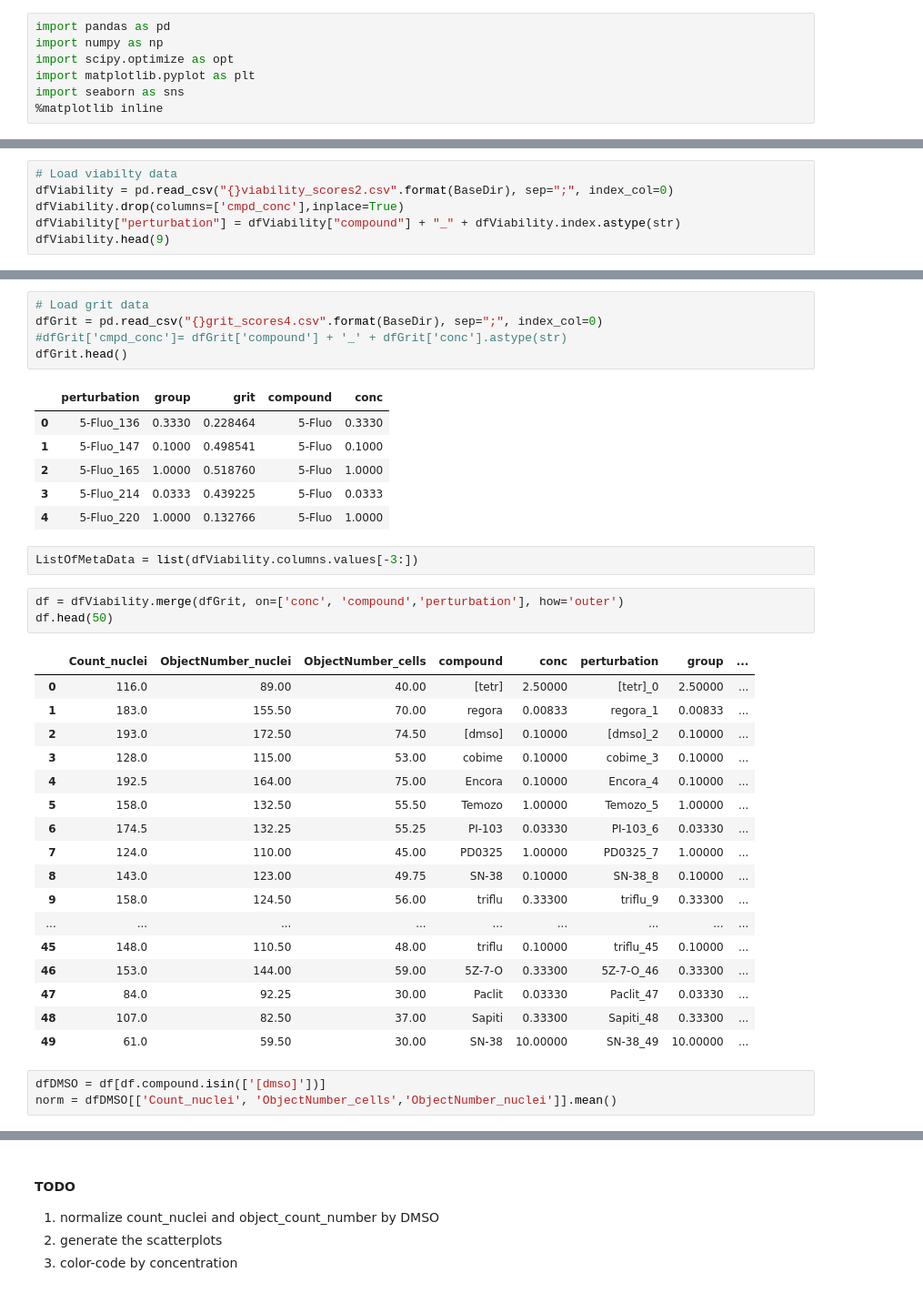
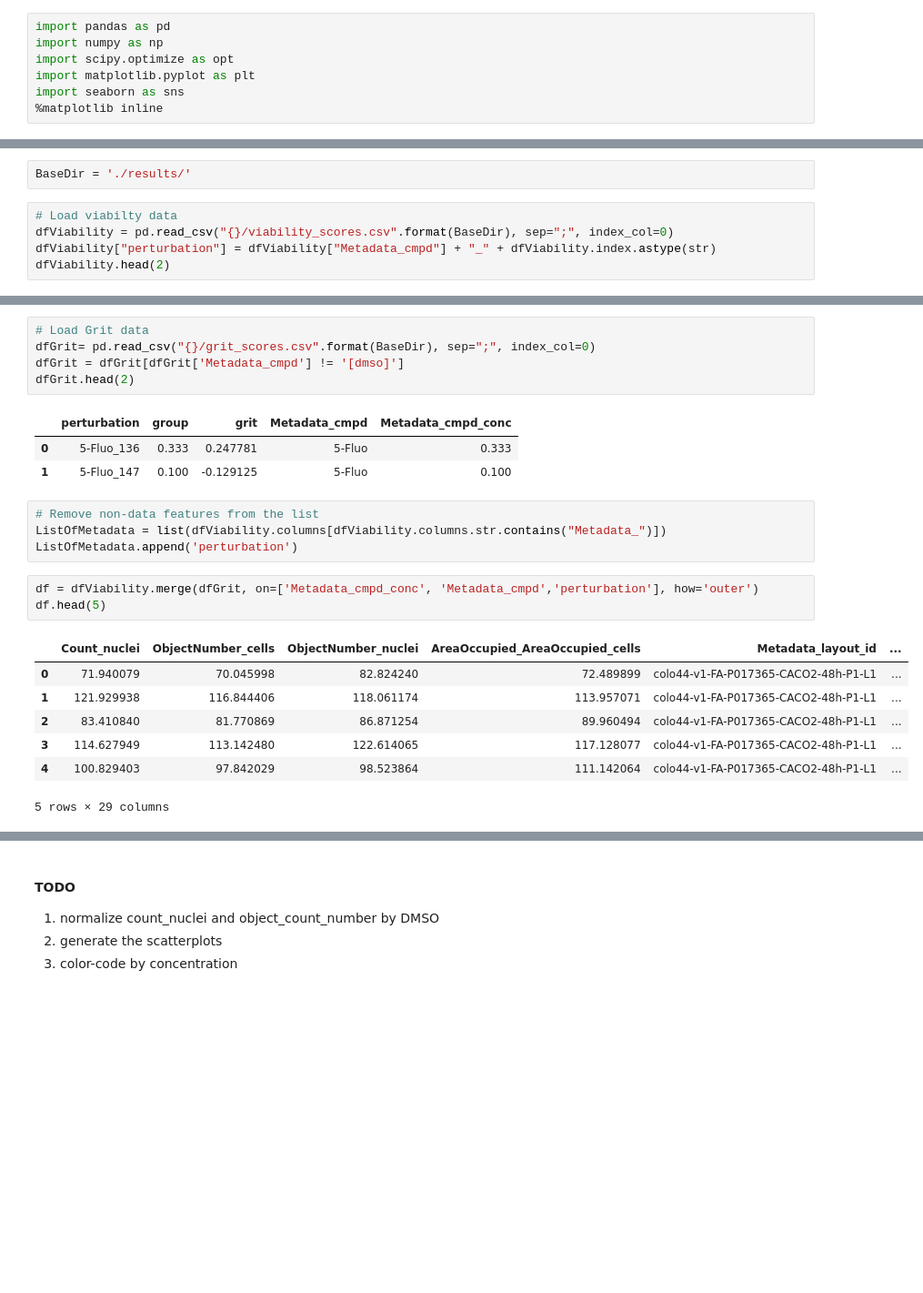
Before and after one commit to pharmbio/colopaint3D, a Jupyter notebook: 2D_analysis_v2/6_grit_vs_cellcount.ipynb, the cells around one changed output, grey strips where cells are left out. Shown at 91% size. Cells and saved outputs as stored; diff of their text form; blank space fills up the shorter version.

```diff
--- a/2D_analysis_v2/6_grit_vs_cellcount.ipynb
+++ b/2D_analysis_v2/6_grit_vs_cellcount.ipynb
@@ -12,7 +10,8 @@ BaseDir = '/Users/chririn/Documents/Code/2D_analysis/results2/'
+# %%
+BaseDir = './results/'
 # %%
 # Load viabilty data
-dfViability = pd.read_csv("{}viability_scores2.csv".format(BaseDir), sep=";", index_col=0)
-dfViability.drop(columns=['cmpd_conc'],inplace=True)
-dfViability["perturbation"] = dfViability["compound"] + "_" + dfViability.index.astype(str)
-dfViability.head(9)
+dfViability = pd.read_csv("{}/viability_scores.csv".format(BaseDir), sep=";", index_col=0)
+dfViability["perturbation"] = dfViability["Metadata_cmpd"] + "_" + dfViability.index.astype(str)
+dfViability.head(2)
 # %% [output]
@@ -29,38 +22,24 @@ dfViability.head(9)
 # %%
-# Load grit data
-dfGrit = pd.read_csv("{}grit_scores4.csv".format(BaseDir), sep=";", index_col=0)
-#dfGrit['cmpd_conc']= dfGrit['compound'] + '_' + dfGrit['conc'].astype(str)
-dfGrit.head()
+# Load Grit data
+dfGrit= pd.read_csv("{}/grit_scores.csv".format(BaseDir), sep=";", index_col=0)
+dfGrit = dfGrit[dfGrit['Metadata_cmpd'] != '[dmso]']
+dfGrit.head(2)
 # %% [output]
-|  | perturbation | group | grit | compound | conc |
-| 0 | 5-Fluo_136 | 0.3330 | 0.228464 | 5-Fluo | 0.3330 |
-| 1 | 5-Fluo_147 | 0.1000 | 0.498541 | 5-Fluo | 0.1000 |
-| 2 | 5-Fluo_165 | 1.0000 | 0.518760 | 5-Fluo | 1.0000 |
-| 3 | 5-Fluo_214 | 0.0333 | 0.439225 | 5-Fluo | 0.0333 |
-| 4 | 5-Fluo_220 | 1.0000 | 0.132766 | 5-Fluo | 1.0000 |
+|  | perturbation | group | grit | Metadata_cmpd | Metadata_cmpd_conc |
+| 0 | 5-Fluo_136 | 0.333 | 0.247781 | 5-Fluo | 0.333 |
+| 1 | 5-Fluo_147 | 0.100 | -0.129125 | 5-Fluo | 0.100 |
-# %%
-ListOfMetaData = list(dfViability.columns.values[-3:])
+# %%
+# Remove non-data features from the list
+ListOfMetadata = list(dfViability.columns[dfViability.columns.str.contains("Metadata_")])
+ListOfMetadata.append('perturbation')
 # %%
-df = dfViability.merge(dfGrit, on=['conc', 'compound','perturbation'], how='outer')
-df.head(50)
+df = dfViability.merge(dfGrit, on=['Metadata_cmpd_conc', 'Metadata_cmpd','perturbation'], how='outer')
+df.head(5)
 # %% [output]
-|  | Count_nuclei | ObjectNumber_nuclei | ObjectNumber_cells | compound | conc | perturbation | group | ... |
-| 0 | 116.0 | 89.00 | 40.00 | [tetr] | 2.50000 | [tetr]_0 | 2.50000 | ... |
-| 1 | 183.0 | 155.50 | 70.00 | regora | 0.00833 | regora_1 | 0.00833 | ... |
-| 2 | 193.0 | 172.50 | 74.50 | [dmso] | 0.10000 | [dmso]_2 | 0.10000 | ... |
-| 3 | 128.0 | 115.00 | 53.00 | cobime | 0.10000 | cobime_3 | 0.10000 | ... |
-| 4 | 192.5 | 164.00 | 75.00 | Encora | 0.10000 | Encora_4 | 0.10000 | ... |
-| 5 | 158.0 | 132.50 | 55.50 | Temozo | 1.00000 | Temozo_5 | 1.00000 | ... |
-| 6 | 174.5 | 132.25 | 55.25 | PI-103 | 0.03330 | PI-103_6 | 0.03330 | ... |
-| 7 | 124.0 | 110.00 | 45.00 | PD0325 | 1.00000 | PD0325_7 | 1.00000 | ... |
-| 8 | 143.0 | 123.00 | 49.75 | SN-38 | 0.10000 | SN-38_8 | 0.10000 | ... |
-| 9 | 158.0 | 124.50 | 56.00 | triflu | 0.33300 | triflu_9 | 0.33300 | ... |
-| ... | ... | ... | ... | ... | ... | ... | ... | ... |
-| 45 | 148.0 | 110.50 | 48.00 | triflu | 0.10000 | triflu_45 | 0.10000 | ... |
-| 46 | 153.0 | 144.00 | 59.00 | 5Z-7-O | 0.33300 | 5Z-7-O_46 | 0.33300 | ... |
-| 47 | 84.0 | 92.25 | 30.00 | Paclit | 0.03330 | Paclit_47 | 0.03330 | ... |
-| 48 | 107.0 | 82.50 | 37.00 | Sapiti | 0.33300 | Sapiti_48 | 0.33300 | ... |
-| 49 | 61.0 | 59.50 | 30.00 | SN-38 | 10.00000 | SN-38_49 | 10.00000 | ... |
+|  | Count_nuclei | ObjectNumber_cells | ObjectNumber_nuclei | AreaOccupied_AreaOccupied_cells | Metadata_layout_id | ... |
+| 0 | 71.940079 | 70.045998 | 82.824240 | 72.489899 | colo44-v1-FA-P017365-CACO2-48h-P1-L1 | ... |
+| 1 | 121.929938 | 116.844406 | 118.061174 | 113.957071 | colo44-v1-FA-P017365-CACO2-48h-P1-L1 | ... |
+| 2 | 83.410840 | 81.770869 | 86.871254 | 89.960494 | colo44-v1-FA-P017365-CACO2-48h-P1-L1 | ... |
+| 3 | 114.627949 | 113.142480 | 122.614065 | 117.128077 | colo44-v1-FA-P017365-CACO2-48h-P1-L1 | ... |
+| 4 | 100.829403 | 97.842029 | 98.523864 | 111.142064 | colo44-v1-FA-P017365-CACO2-48h-P1-L1 | ... |
+5 rows × 29 columns
-# %%
-dfDMSO = df[df.compound.isin(['[dmso]'])]
-norm = dfDMSO[['Count_nuclei', 'ObjectNumber_cells','ObjectNumber_nuclei']].mean()
```
Also changed, not shown: parts of 13 cells of this notebook, 6 other files.
